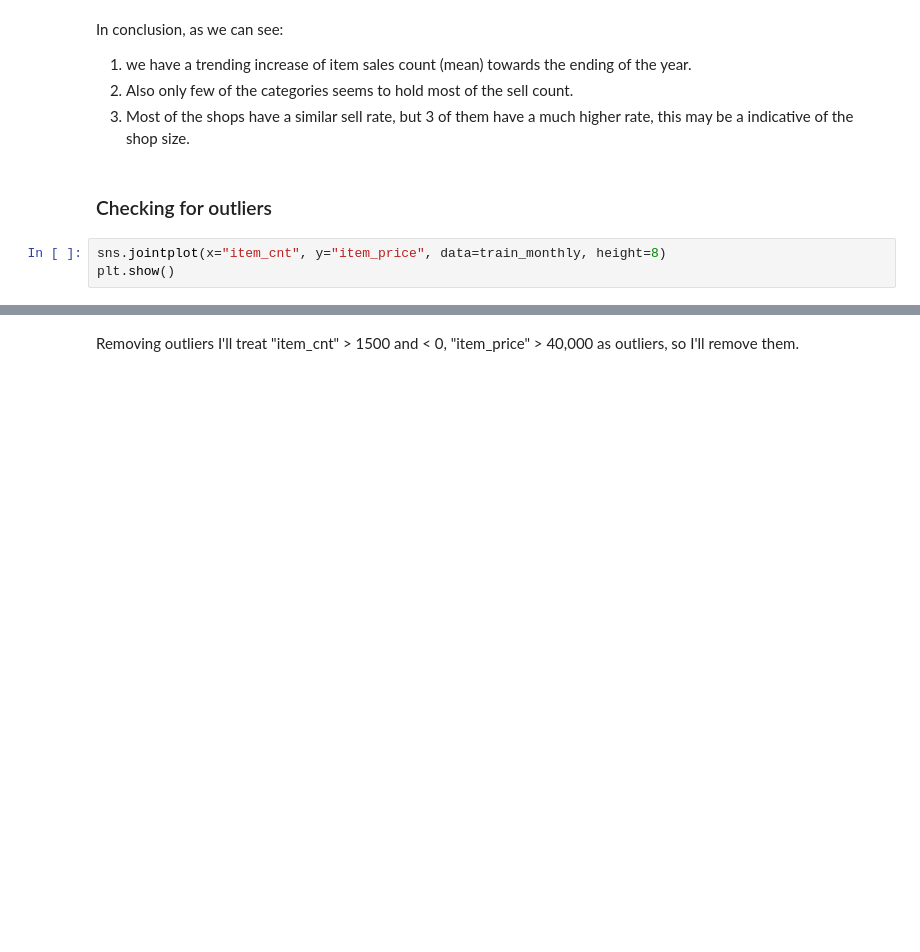
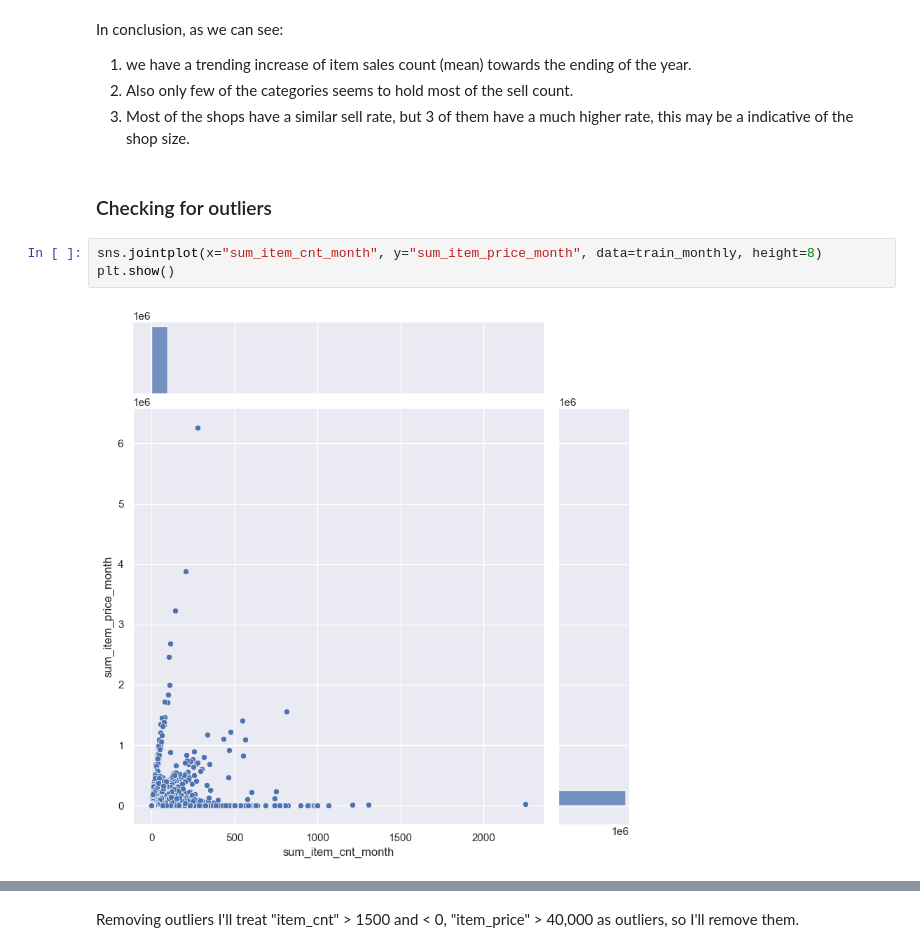
Before and after one commit to ionahu08/StoreSalesForecasting, a Jupyter notebook: Competition/Code/EDA and Feature Engineer.ipynb, the cells around one changed output, grey strips where cells are left out. Drawn from its saved outputs; the diff is of its cells as text; blank space fills up the shorter version.

```diff
--- a/Competition/Code/EDA and Feature Engineer.ipynb
+++ b/Competition/Code/EDA and Feature Engineer.ipynb
@@ -309,6 +309,8 @@ In conclusion, as we can see:
 # %% [markdown]
 ### Checking for outliers
 # %%
-sns.jointplot(x="item_cnt", y="item_price", data=train_monthly, height=8)
+sns.jointplot(x="sum_item_cnt_month", y="sum_item_price_month", data=train_monthly, height=8)
 plt.show()
+# %% [output]
+[figure, added]
 # %%
```
Also changed, not shown: parts of 30 cells of this notebook.
